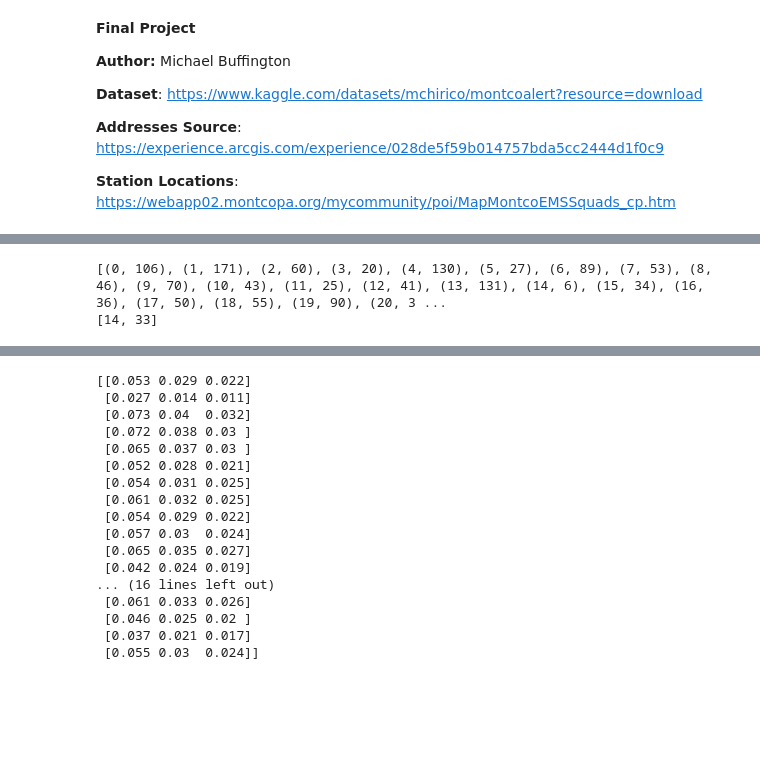
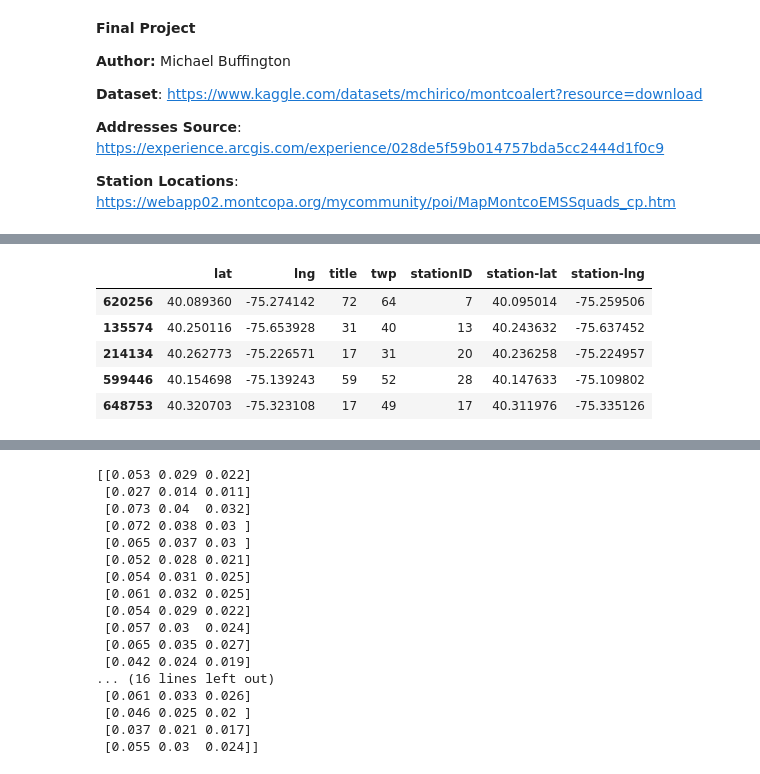
Before and after one commit to michaelbuff/csci-347-FinalProject, a Jupyter notebook: finalproject.ipynb, the cells around one changed output, grey strips where cells are left out. Cells and saved outputs as stored; diff of their text form; code cells hidden in the pictures; blank space fills up the shorter version.

```diff
--- a/finalproject.ipynb
+++ b/finalproject.ipynb
@@ -102,14 +92,9 @@ for i in df_subset['stationID']:
 
 responsecount = [(k,v) for k, v in responsecount.items()]
 responsecount.sort(key= lambda x: x[0])
-print(responsecount)
 stations_to_drop = [x[0] for x in responsecount if (x[1] < 10)]
-print(stations_to_drop)
 
 df_subset = df_subset[~df_subset['stationID'].isin(stations_to_drop)]
-# %% [output]
-[(0, 106), (1, 171), (2, 60), (3, 20), (4, 130), (5, 27), (6, 89), (7, 53), (8, 46), (9, 70), (10, 43), (11, 25), (12, 41), (13, 131), (14, 6), (15, 34), (16, 36), (17, 50), (18, 55), (19, 90), (20, 3 ...
-[14, 33]
 # %%
 df_subset.describe()
 # %% [output]
@@ -122,6 +107,15 @@ df_subset.describe()
 | 50% | 40.143326 | -75.310874 | 41.000000 | 31.000000 | 13.000000 | 40.147633 | -75.298645 |
 | 75% | 40.228562 | -75.207651 | 61.000000 | 50.000000 | 23.000000 | 40.236258 | -75.209882 |
 | max | 40.429782 | -75.018326 | 77.000000 | 66.000000 | 32.000000 | 40.392015 | -75.049783 |
+# %%
+df_subset.head()
+# %% [output]
+|  | lat | lng | title | twp | stationID | station-lat | station-lng |
+| 620256 | 40.089360 | -75.274142 | 72 | 64 | 7 | 40.095014 | -75.259506 |
+| 135574 | 40.250116 | -75.653928 | 31 | 40 | 13 | 40.243632 | -75.637452 |
+| 214134 | 40.262773 | -75.226571 | 17 | 31 | 20 | 40.236258 | -75.224957 |
+| 599446 | 40.154698 | -75.139243 | 59 | 52 | 28 | 40.147633 | -75.109802 |
+| 648753 | 40.320703 | -75.323108 | 17 | 49 | 17 | 40.311976 | -75.335126 |
 # %%
 D = df_subset.to_numpy()
 # %%
```
Also changed, not shown: parts of 11 cells of this notebook.
